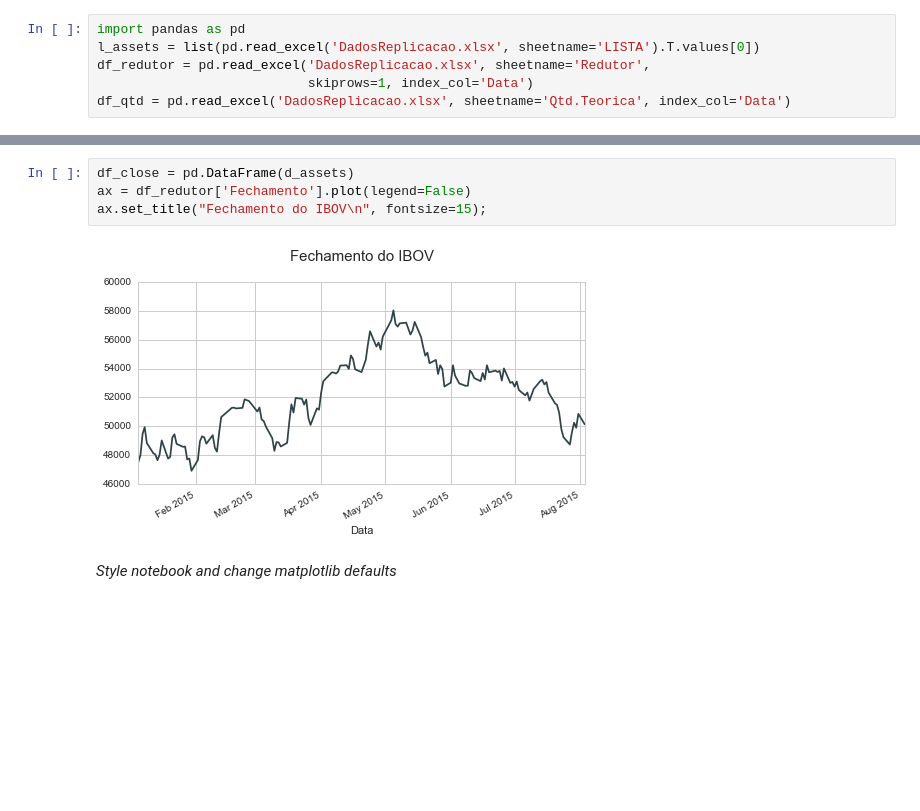
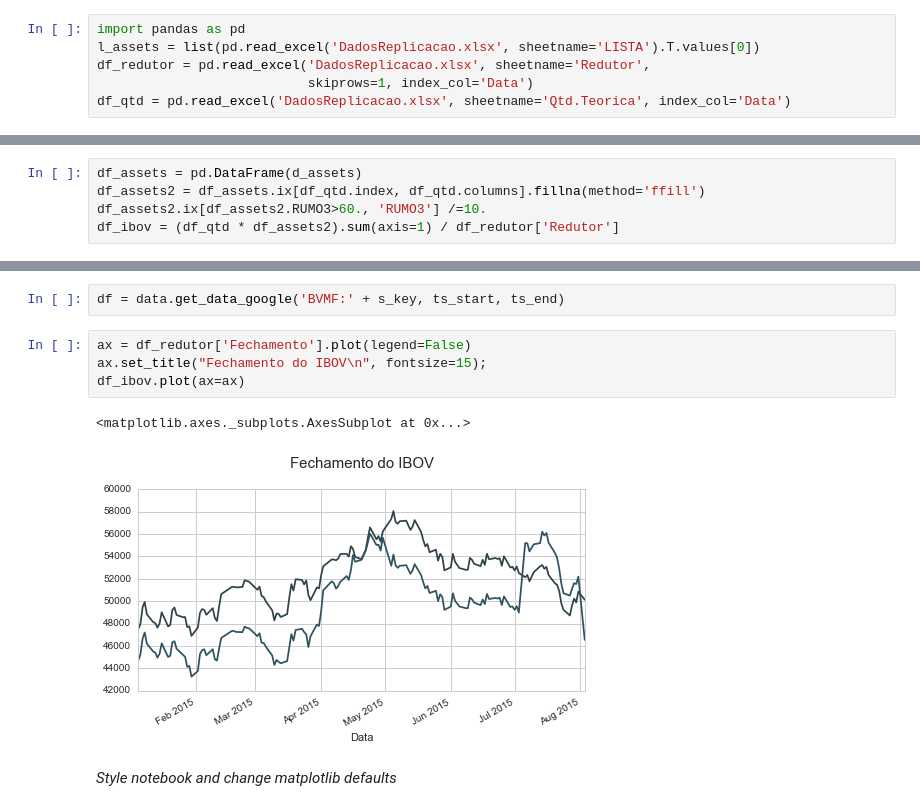
Before and after one commit to ucaiado/AssetReturns_Behavior, a Jupyter notebook: AssetReturn_Behavor.ipynb, the cells around one changed output, grey strips where cells are left out. Cells and saved outputs as stored; diff of their text form; blank space fills up the shorter version.

Commit message:
tests: try to replicate the IBOV index

```diff
--- a/AssetReturn_Behavor.ipynb
+++ b/AssetReturn_Behavor.ipynb
@@ -239,0 +252,5 @@ Feito!
+# %%
+df_assets = pd.DataFrame(d_assets)
+df_assets2 = df_assets.ix[df_qtd.index, df_qtd.columns].fillna(method='ffill')
+df_assets2.ix[df_assets2.RUMO3>60., 'RUMO3'] /=10.
+df_ibov = (df_qtd * df_assets2).sum(axis=1) / df_redutor['Redutor']
@@ -240,9 +275,12 @@ Feito!
+# %%
+df = data.get_data_google('BVMF:' + s_key, ts_start, ts_end)
 # %%
-df_close = pd.DataFrame(d_assets)
 ax = df_redutor['Fechamento'].plot(legend=False)
 ax.set_title("Fechamento do IBOV\n", fontsize=15);
+df_ibov.plot(ax=ax)
 # %% [output]
+<matplotlib.axes._subplots.AxesSubplot at 0x...>
-[figure, old version]
+[figure, new version]
 # %% [markdown]
 *Style notebook and change matplotlib defaults*
 # %%
```
Also changed, not shown: parts of 14 cells of this notebook.
